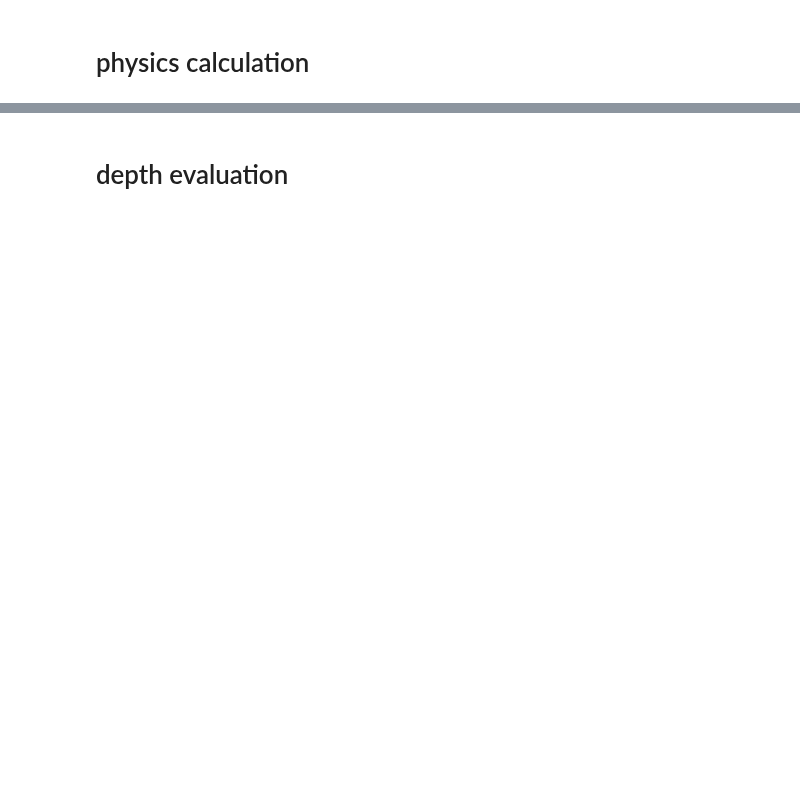
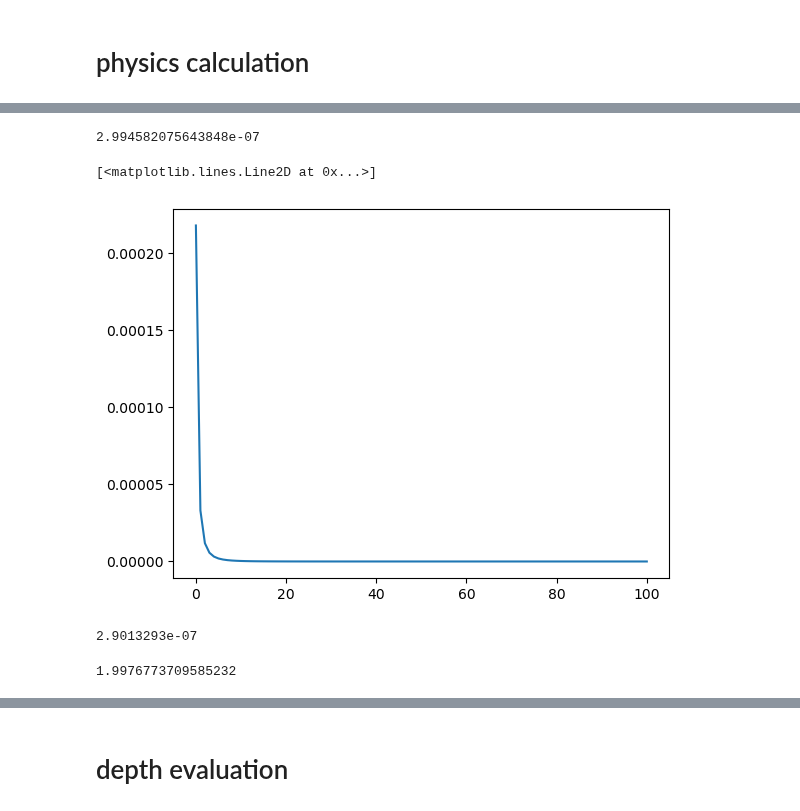
Before and after one commit to VictorH2208/gtx, a Jupyter notebook: numerical/analytical_1.ipynb, the cells around one changed output, grey strips where cells are left out. Drawn from its saved outputs; the diff is of its cells as text; code cells hidden in the pictures; blank space fills up the shorter version.

```diff
--- a/numerical/analytical_1.ipynb
+++ b/numerical/analytical_1.ipynb
@@ -382,0 +494,16 @@ def inverse_fluorescence_depth(F, fx, mua_x, mus_x, mua_m, mus_m, nrel, numerica
+# %%
+z_vals = np.linspace(0, 10, 101)  # depths 0 → 10 mm
+z0 = 1.0 / 1.044
+dz = z_vals[1] - z_vals[0]
+idx = 3
+# Shift so first bin is safely past z0
+z_vals = np.linspace(z0 + dz, 10, len(z_vals))
+lut = build_two_layer_LUT(
+    mu_a_healthy=0.0044,
+    mu_s_healthy=1,
+    muaf_x=0.033,
+    eta=0.03,
+    fx_val=fx[idx],
+    z_vals=z_vals,
+    nrel=1.33
+)
@@ -382,0 +522,16 @@ def inverse_fluorescence_depth(F, fx, mua_x, mus_x, mua_m, mus_m, nrel, numerica
+# %%
+p5
+# %% [output]
+2.994582075643848e-07
+# %%
+plt.plot(lut)
+# %% [output]
+[<matplotlib.lines.Line2D at 0x...>]
+[figure, added]
+# %%
+i,j = 50, 50
+print(F_corr[i, j])
+interpolate_z(F_corr[i, j], z_vals, lut)
+# %% [output]
+2.9013293e-07
+1.9976773709585232
```
Also changed, not shown: parts of 14 cells of this notebook, 1 other file.
